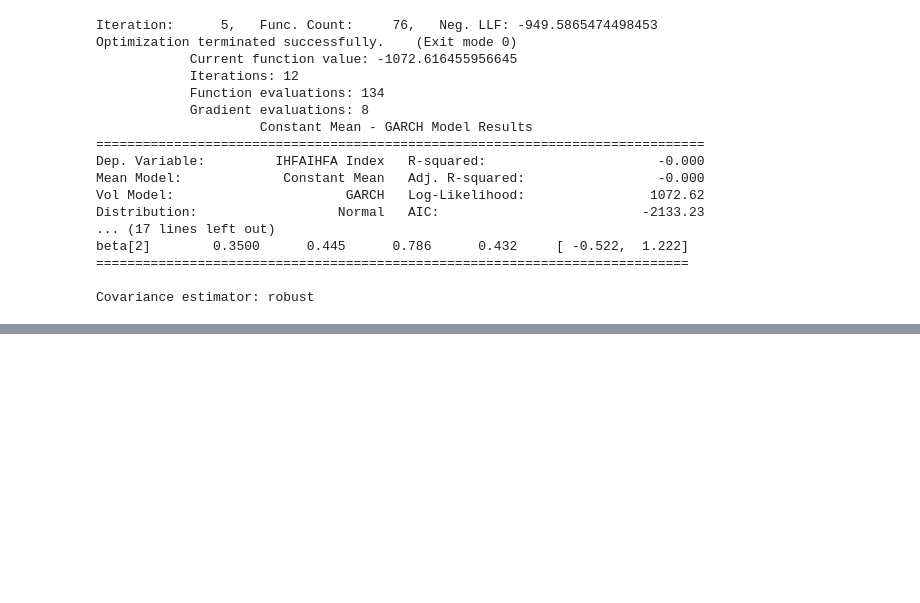
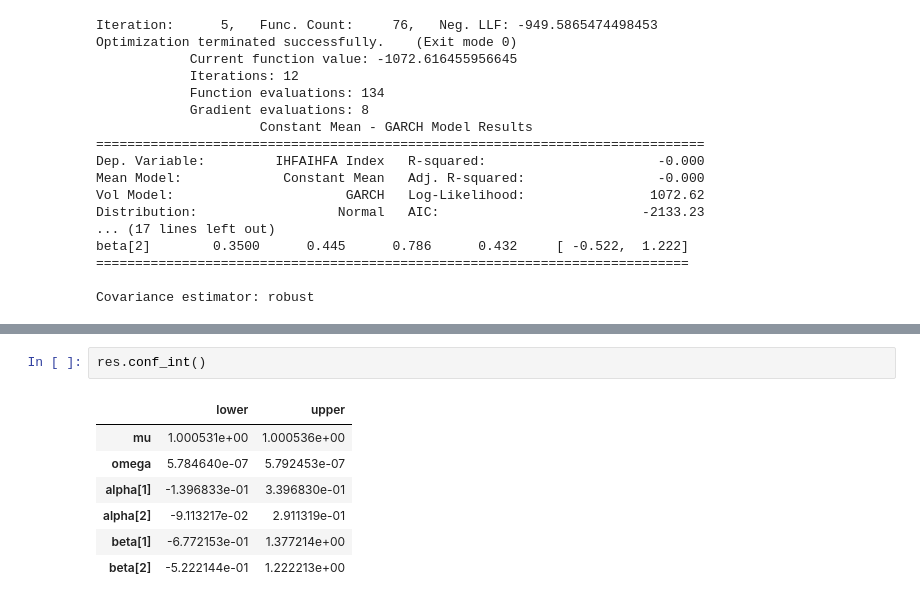
Before and after one commit to pedrobraz1990/EcoSeriesFinMoni, a Jupyter notebook: Monitoria1.ipynb, the cells around one changed output, grey strips where cells are left out. Cells and saved outputs as stored; diff of their text form; blank space fills up the shorter version.

```diff
--- a/Monitoria1.ipynb
+++ b/Monitoria1.ipynb
@@ -315,0 +333,10 @@ Covariance estimator: robust
+# %%
+res.conf_int()
+# %% [output]
+|  | lower | upper |
+| mu | 1.000531e+00 | 1.000536e+00 |
+| omega | 5.784640e-07 | 5.792453e-07 |
+| alpha[1] | -1.396833e-01 | 3.396830e-01 |
+| alpha[2] | -9.113217e-02 | 2.911319e-01 |
+| beta[1] | -6.772153e-01 | 1.377214e+00 |
+| beta[2] | -5.222144e-01 | 1.222213e+00 |
```
Also changed, not shown: parts of 3 cells of this notebook, 3 other files.
